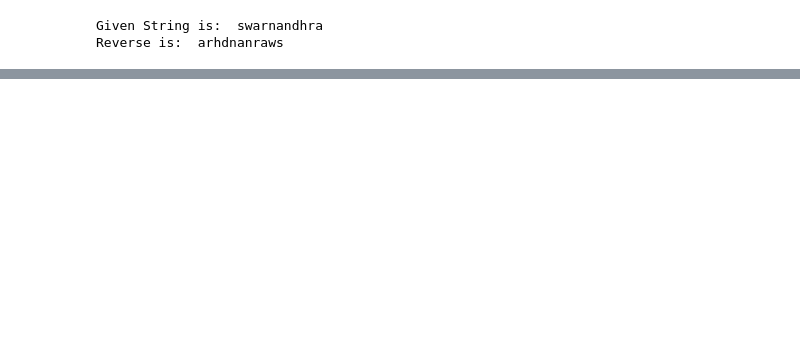
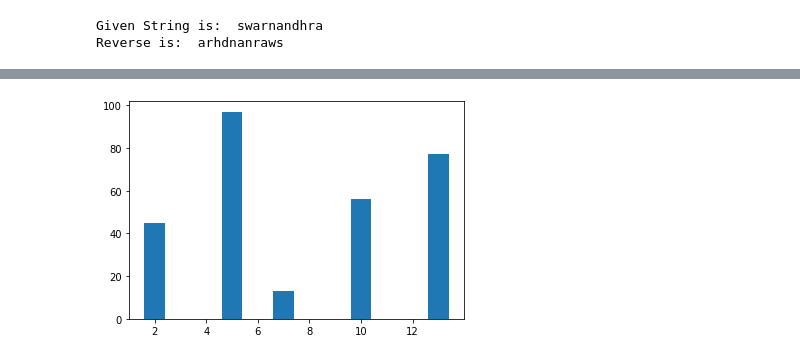
Before and after one commit to sruthipuvvada/Python-Lab, a Jupyter notebook: 19A21B0552_Python_Programming_Lab.ipynb, the cells around one changed output, grey strips where cells are left out. Saved outputs shown, nothing was run; the diff lists cells and outputs as text; code cells hidden in the pictures; blank space fills up the shorter version.

```diff
--- a/19A21B0552_Python_Programming_Lab.ipynb
+++ b/19A21B0552_Python_Programming_Lab.ipynb
@@ -880,0 +1373,7 @@ Reverse is:  arhdnanraws
+# %%
+x=np.array([2,5,7,10,13])
+y=np.array([45,97,13,56,77])
+mtp.bar(x,y)
+mtp.show()
+# %% [output]
+[figure, added]
```
Also changed, not shown: parts of 80 cells of this notebook.
